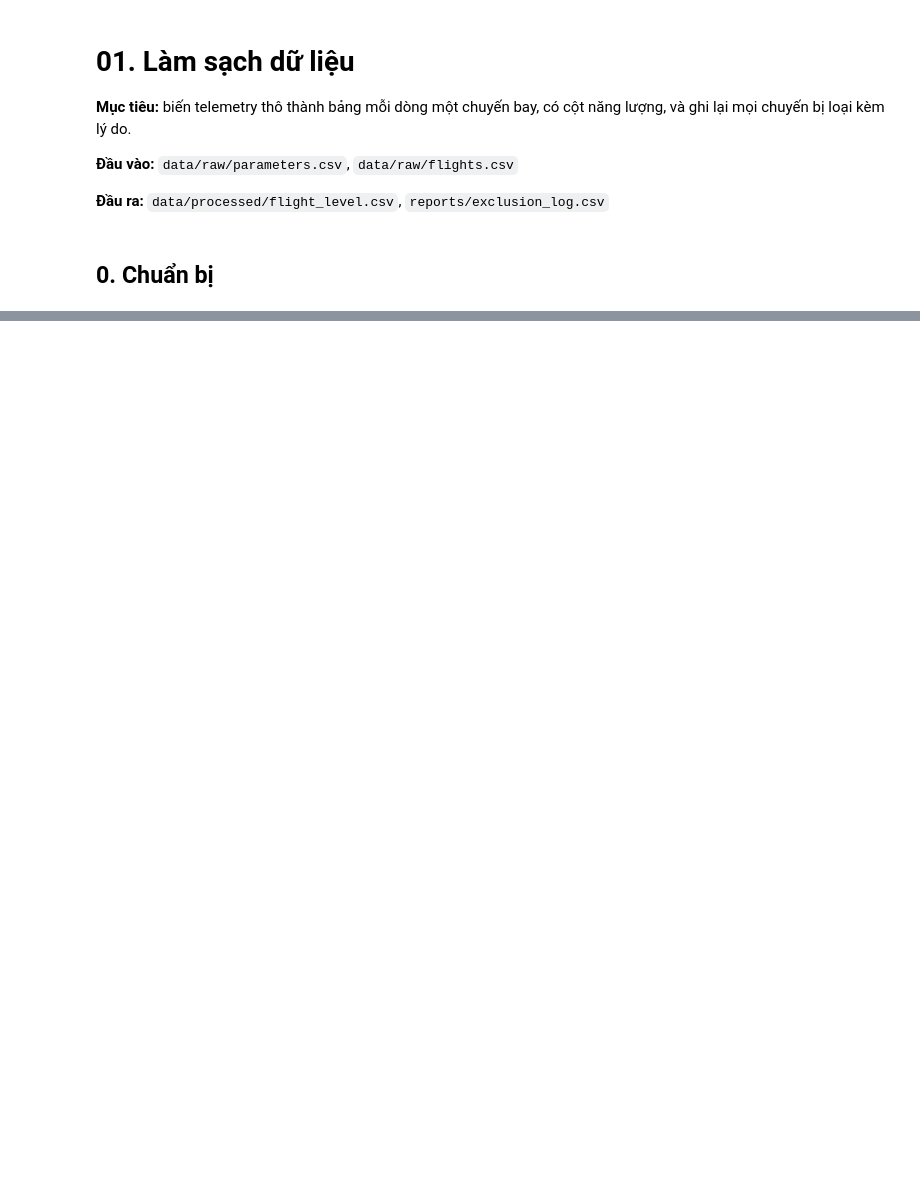
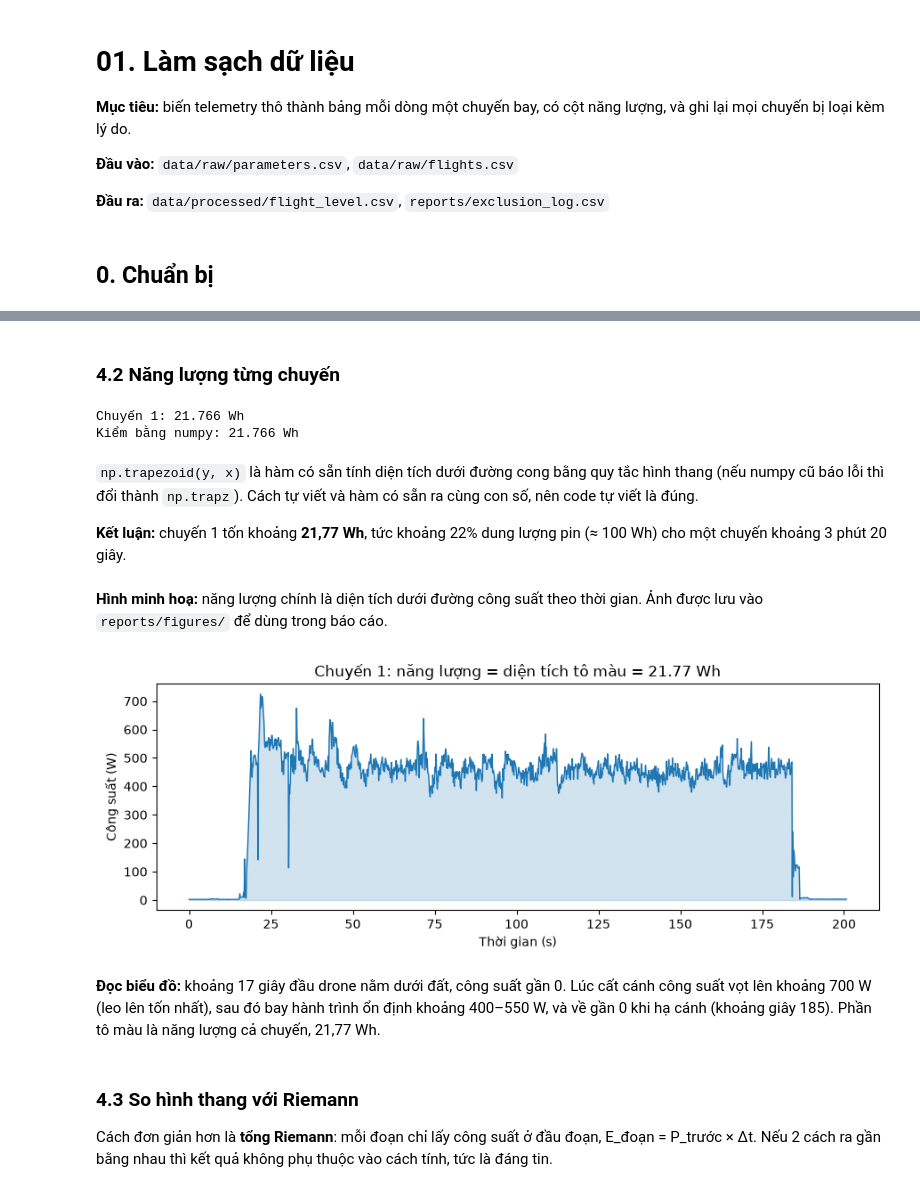
Before and after one commit to viewer22/DTA, a Jupyter notebook: notebooks/01_data_cleaning.ipynb, the cells around one changed output, grey strips where cells are left out. Saved outputs shown, nothing was run; the diff lists cells and outputs as text; code cells hidden in the pictures; blank space fills up the shorter version.

```diff
--- a/notebooks/01_data_cleaning.ipynb
+++ b/notebooks/01_data_cleaning.ipynb
@@ -59,0 +405,7 @@ Viết bằng lời của bạn: bước này tìm ra gì, con số nào sẽ đ
+# %%
+# Luật 3: tải 750 g, ngoài lưới thiết kế (0, 250, 500 g) và chỉ có 1 chuyến
+luat3 = params[params["payload"] > 500]
+for f in luat3["flight"]:
+    so_loai.append({"flight": f, "luat": "3. Tải ngoài phạm vi thí nghiệm",
+                    "bang_chung": "payload = 750 g, chỉ có 1 chuyến"})
+print("Luật 3 loại:", len(luat3), "chuyến")
@@ -59,0 +556,6 @@ Viết bằng lời của bạn: bước này tìm ra gì, con số nào sẽ đ
+# %%
+# Công suất tại mỗi dòng: P = V × I
+flights["P"] = flights["battery_voltage"] * flights["battery_current"]
+
+# Xem 3 dòng đầu của chuyến 1
+flights[flights["flight"] == 1][["time", "battery_voltage", "battery_current", "P", "dt"]].head(3)
@@ -59,0 +575,8 @@ Viết bằng lời của bạn: bước này tìm ra gì, con số nào sẽ đ
+# %%
+# Công suất của dòng ngay trước (trong cùng chuyến)
+flights["P_truoc"] = flights.groupby("flight")["P"].shift(1)
+
+# Năng lượng từng đoạn theo quy tắc hình thang (J)
+flights["E_doan"] = (flights["P_truoc"] + flights["P"]) / 2 * flights["dt"]
+
+print("Đoạn đầu chuyến 1:", round(flights[flights["flight"] == 1]["E_doan"].iloc[1], 3), "J")
@@ -59,0 +590,42 @@ Viết bằng lời của bạn: bước này tìm ra gì, con số nào sẽ đ
+# %% [markdown]
+### 4.2 Năng lượng từng chuyến
+# %%
+# Cộng các đoạn trong mỗi chuyến, đổi J sang Wh
+E_Wh = flights.groupby("flight")["E_doan"].sum() / 3600
+
+print("Chuyến 1:", round(E_Wh[1], 3), "Wh")
+
+# Kiểm chéo bằng hàm tính tích phân hình thang có sẵn của numpy
+f1 = flights[flights["flight"] == 1]
+print("Kiểm bằng numpy:", round(np.trapezoid(f1["P"], f1["time"]) / 3600, 3), "Wh")
+# %% [output]
+Chuyến 1: 21.766 Wh
+Kiểm bằng numpy: 21.766 Wh
+# %% [markdown]
+`np.trapezoid(y, x)` là hàm có sẵn tính diện tích dưới đường cong bằng quy tắc hình thang (nếu numpy cũ báo lỗi thì đổi thành `np.trapz`). Cách tự viết và hàm có sẵn ra cùng con số, nên code tự viết là đúng.
+
+**Kết luận:** chuyến 1 tốn khoảng **21,77 Wh**, tức khoảng 22% dung lượng pin (≈ 100 Wh) cho một chuyến khoảng 3 phút 20 giây.
+# %% [markdown]
+**Hình minh hoạ:** năng lượng chính là diện tích dưới đường công suất theo thời gian. Ảnh được lưu vào `reports/figures/` để dùng trong báo cáo.
+# %%
+# Biểu đồ 1: công suất theo thời gian của chuyến 1
+# Phần tô màu dưới đường chính là năng lượng (diện tích = công suất × thời gian)
+f1 = flights[flights["flight"] == 1]
+
+plt.figure(figsize=(9, 3.5))
+plt.plot(f1["time"], f1["P"], color="tab:blue", linewidth=1)
+plt.fill_between(f1["time"], f1["P"], color="tab:blue", alpha=0.2)
+plt.xlabel("Thời gian (s)")
+plt.ylabel("Công suất (W)")
+plt.title(f"Chuyến 1: năng lượng = diện tích tô màu = {E_Wh[1]:.2f} Wh")
+plt.tight_layout()
+plt.savefig(FIGURES / "cong_suat_chuyen_1.png", dpi=150)
+plt.show()
+# %% [output]
+[figure, added]
+# %% [markdown]
+**Đọc biểu đồ:** khoảng 17 giây đầu drone nằm dưới đất, công suất gần 0. Lúc cất cánh công suất vọt lên khoảng 700 W (leo lên tốn nhất), sau đó bay hành trình ổn định khoảng 400–550 W, và về gần 0 khi hạ cánh (khoảng giây 185). Phần tô màu là năng lượng cả chuyến, 21,77 Wh.
+# %% [markdown]
+### 4.3 So hình thang với Riemann
+
+Cách đơn giản hơn là **tổng Riemann**: mỗi đoạn chỉ lấy công suất ở đầu đoạn, E_đoạn = P_trước × Δt. Nếu 2 cách ra gần bằng nhau thì kết quả không phụ thuộc vào cách tính, tức là đáng tin.
```
Also changed, not shown: parts of 100 cells of this notebook, 5 other files.
